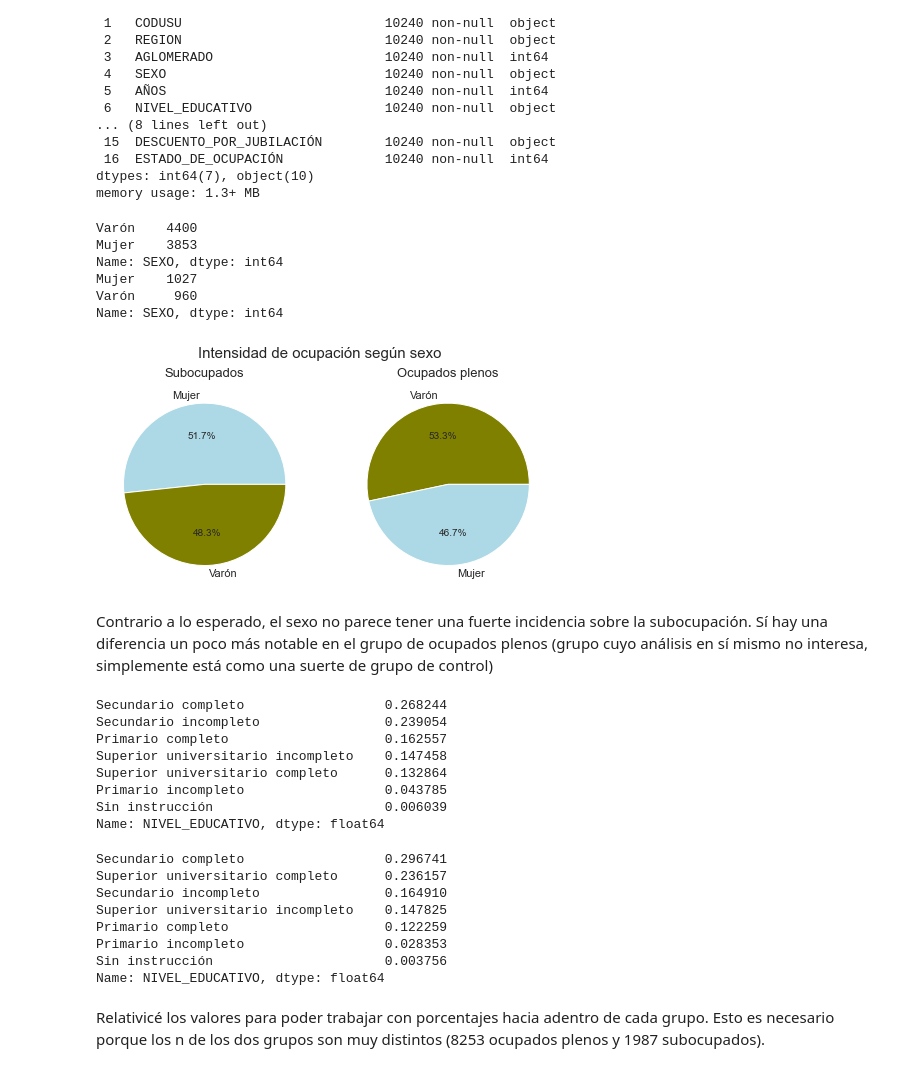
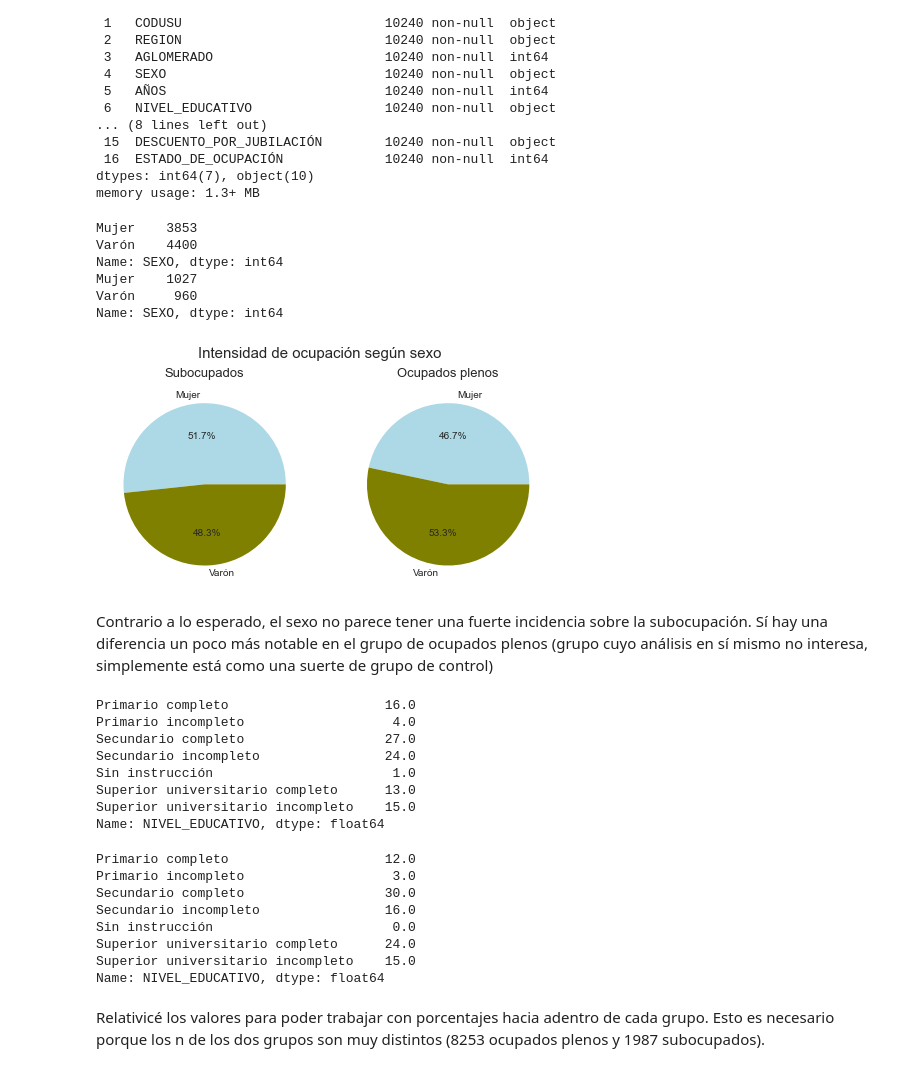
Before and after one commit to VioleCP/EPH-subocupacion, a Jupyter notebook: Subocupación Argentina.ipynb, the cells around one changed output. Cells and saved outputs as stored; diff of their text form; code cells hidden in the pictures.

```diff
--- a/Subocupación Argentina.ipynb
+++ b/Subocupación Argentina.ipynb
@@ -496,13 +499,13 @@ dtypes: int64(7), object(10)
 memory usage: 1.3+ MB
 # %%
 #Intensidad de la ocupación según sexo
-sexoo = ocupados[ocupados.INTENSIDAD_DE_LA_OCUPACIÓN == "Ocupado pleno"].SEXO.value_counts()
-sexos = ocupados[ocupados.INTENSIDAD_DE_LA_OCUPACIÓN == "Subocupado"].SEXO.value_counts()
+sexoo = ocupados[ocupados.INTENSIDAD_DE_LA_OCUPACIÓN == "Ocupado pleno"].SEXO.value_counts().sort_index(ascending=True)
+sexos = ocupados[ocupados.INTENSIDAD_DE_LA_OCUPACIÓN == "Subocupado"].SEXO.value_counts().sort_index(ascending=True)
 print(sexoo)
 print(sexos)
 # %% [output]
+Mujer    3853
 Varón    4400
-Mujer    3853
 Name: SEXO, dtype: int64
 Mujer    1027
 Varón     960
@@ -510,40 +513,39 @@ Name: SEXO, dtype: int64
 # %%
 fig, (ax1, ax2) = plt.subplots(1, 2, figsize=(8,4))
 
-labels1= ["Mujer", "Varón"]
-labels2= ["Varón", "Mujer"]
+labels1= sexoo.index
 
 fig.suptitle('Intensidad de ocupación según sexo', fontsize=15)
 ax1.pie(sexos, colors= ["lightblue", "olive",], autopct='%1.1f%%', labels= labels1)
 ax1.set_title('Subocupados', fontsize=13)
-ax2.pie(sexoo, colors= ["olive","lightblue"], autopct='%1.1f%%', labels= labels2)
+ax2.pie(sexoo, colors= ["lightblue", "olive"], autopct='%1.1f%%', labels= labels1)
 ax2.set_title('Ocupados plenos', fontsize=13);
 # %% [output]
-[figure, old version]
+[figure, new version]
 # %% [markdown]
 Contrario a lo esperado, el sexo no parece tener una fuerte incidencia sobre la subocupación. Sí hay una diferencia un poco más notable en el grupo de ocupados plenos (grupo cuyo análisis en sí mismo no interesa, simplemente está como una suerte de grupo de control)
 # %%
 #Intensidad de la ocupación según nivel educativo
-print(ocupados[ocupados.INTENSIDAD_DE_LA_OCUPACIÓN == "Subocupado"].NIVEL_EDUCATIVO.value_counts(normalize= True))
+round(ocupados[ocupados.INTENSIDAD_DE_LA_OCUPACIÓN == "Subocupado"].NIVEL_EDUCATIVO.value_counts(normalize= True).sort_index(ascending=True)*100)
 # %% [output]
-Secundario completo                  0.268244
-Secundario incompleto                0.239054
-Primario completo                    0.162557
-Superior universitario incompleto    0.147458
-Superior universitario completo      0.132864
-Primario incompleto                  0.043785
-Sin instrucción                      0.006039
+Primario completo                    16.0
+Primario incompleto                   4.0
+Secundario completo                  27.0
+Secundario incompleto                24.0
+Sin instrucción                       1.0
+Superior universitario completo      13.0
+Superior universitario incompleto    15.0
 Name: NIVEL_EDUCATIVO, dtype: float64
 # %%
-print(ocupados[ocupados.INTENSIDAD_DE_LA_OCUPACIÓN == "Ocupado pleno"].NIVEL_EDUCATIVO.value_counts(normalize=True))
+round(ocupados[ocupados.INTENSIDAD_DE_LA_OCUPACIÓN == "Ocupado pleno"].NIVEL_EDUCATIVO.value_counts(normalize=True).sort_index(ascending=True)*100)
 # %% [output]
-Secundario completo                  0.296741
-Superior universitario completo      0.236157
-Secundario incompleto                0.164910
-Superior universitario incompleto    0.147825
-Primario completo                    0.122259
-Primario incompleto                  0.028353
-Sin instrucción                      0.003756
+Primario completo                    12.0
+Primario incompleto                   3.0
+Secundario completo                  30.0
+Secundario incompleto                16.0
+Sin instrucción                       0.0
+Superior universitario completo      24.0
+Superior universitario incompleto    15.0
 Name: NIVEL_EDUCATIVO, dtype: float64
 # %% [markdown]
 Relativicé los valores para poder trabajar con porcentajes hacia adentro de cada grupo. Esto es necesario porque los n de los dos grupos son muy distintos (8253 ocupados plenos y 1987 subocupados).
```
Also changed, not shown: parts of 28 cells of this notebook.
